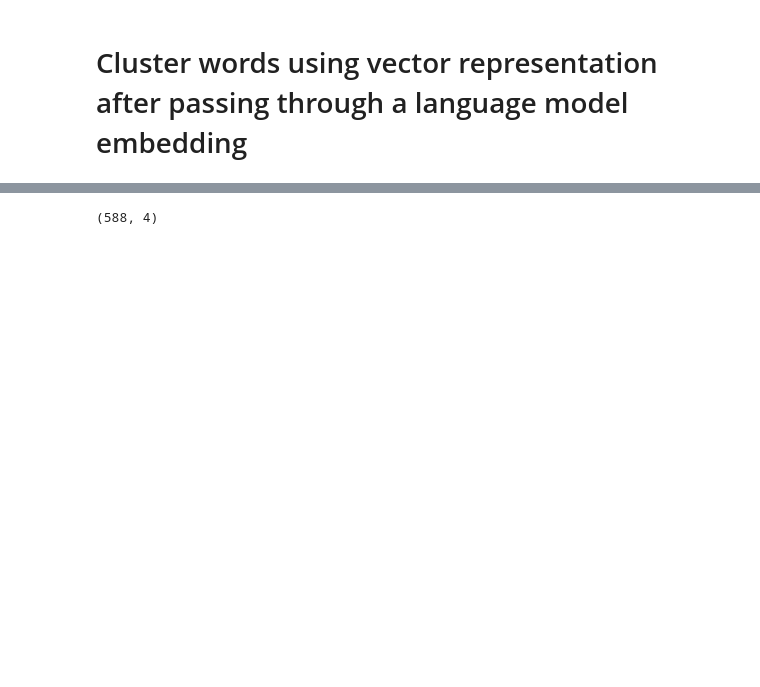
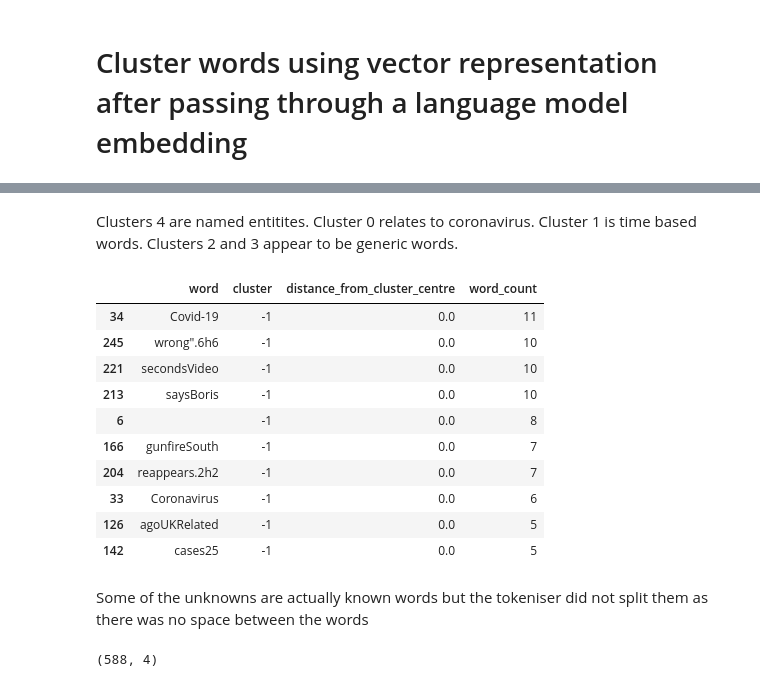
Before and after one commit to DrPav/site-word-analysis, a Jupyter notebook: website-nlp.ipynb, the cells around one changed output, grey strips where cells are left out. Drawn from its saved outputs; the diff is of its cells as text; code cells hidden in the pictures; blank space fills up the shorter version.

```diff
--- a/website-nlp.ipynb
+++ b/website-nlp.ipynb
@@ -156 +177,3 @@ results.head()
+# %% [markdown]
+Clusters 4 are named entitites. Cluster 0 relates to coronavirus. Cluster 1 is time based words. Clusters 2 and 3 appear to be generic words.
 # %%
@@ -157,11 +181,30 @@ results.head()
 results = results.groupby(['word','cluster', 'distance_from_cluster_centre']).size().reset_index(name='word_count').sort_values(['word_count'], ascending=False)
 # %%
+# Add a cluster of the unknown words
 unknowns = pd.DataFrame({
     'word': words_str_u,
     'cluster': -1,
     'distance_from_cluster_centre': 0.0
 })
-unknowns = unknowns.c.sort_values(['word_count'], ascending=False)
+unknowns = unknowns.groupby(
+    ['word','cluster', 'distance_from_cluster_centre']
+    ).size().reset_index(name='word_count').sort_values(['word_count'], ascending=False)
+
+unknowns.head(10)
+# %% [output]
+|  | word | cluster | distance_from_cluster_centre | word_count |
+| 34 | Covid-19 | -1 | 0.0 | 11 |
+| 245 | wrong".6h6 | -1 | 0.0 | 10 |
+| 221 | secondsVideo | -1 | 0.0 | 10 |
+| 213 | saysBoris | -1 | 0.0 | 10 |
+| 6 |  | -1 | 0.0 | 8 |
+| 166 | gunfireSouth | -1 | 0.0 | 7 |
+| 204 | reappears.2h2 | -1 | 0.0 | 7 |
+| 33 | Coronavirus | -1 | 0.0 | 6 |
+| 126 | agoUKRelated | -1 | 0.0 | 5 |
+| 142 | cases25 | -1 | 0.0 | 5 |
+# %% [markdown]
+Some of the unknowns are actually known words but the tokeniser did not split them as there was no space between the words
 # %%
 output = pd.concat([results, unknowns], axis=0)
 output.shape
```
Also changed, not shown: parts of 21 cells of this notebook, 1 other file.
